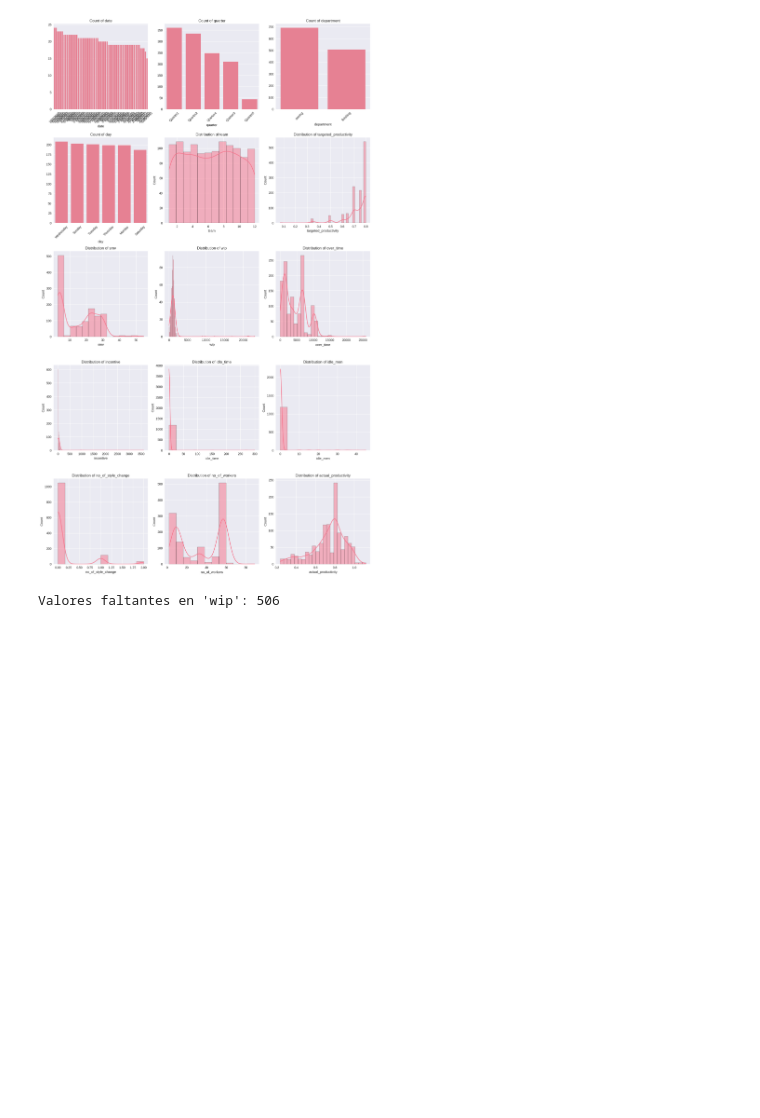
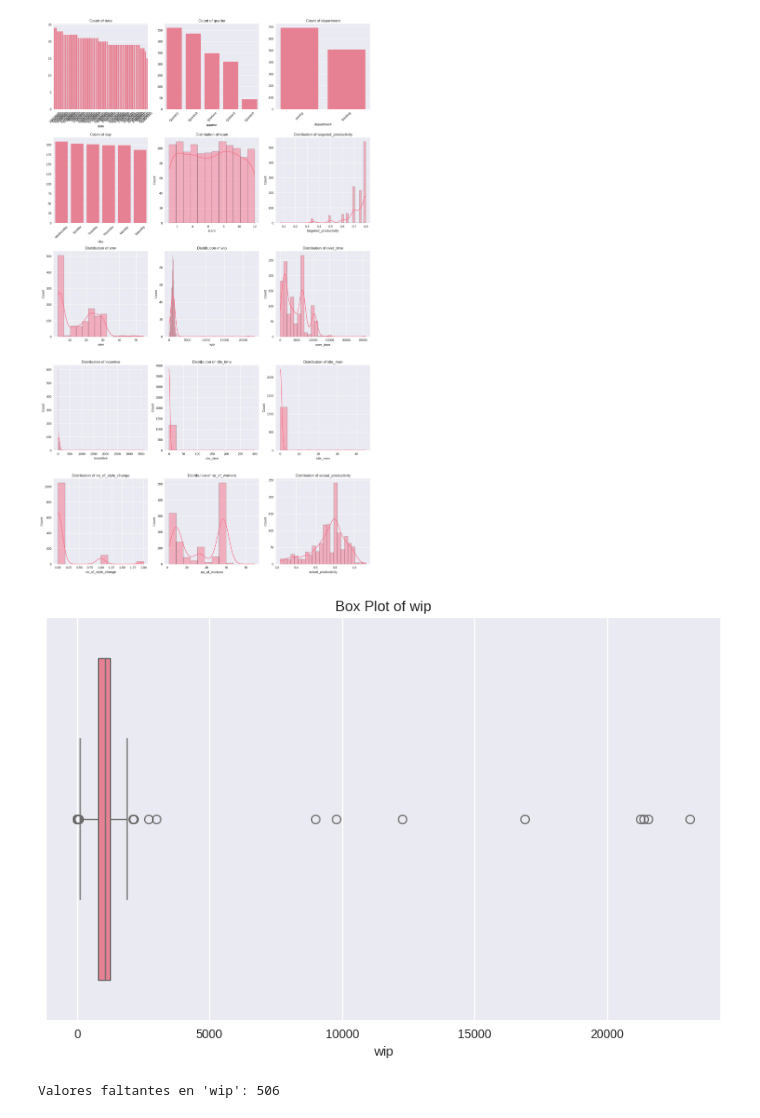
Before and after one commit to apovisr/PUCP_machine-learning, a Jupyter notebook: garment-productivity.ipynb, the cells around one changed output. Saved outputs shown, nothing was run; the diff lists cells and outputs as text; code cells hidden in the pictures; blank space fills up the shorter version.

```diff
--- a/garment-productivity.ipynb
+++ b/garment-productivity.ipynb
@@ -162,3 +170,7 @@ def plot_column_details(df, column_name):
 plot_all_columns(X)
 # %% [output]
 [figure]
+# %%
+plot_column_details(X, 'wip')
+# %% [output]
+[figure, added]
```
Also changed, not shown: parts of 23 cells of this notebook.
